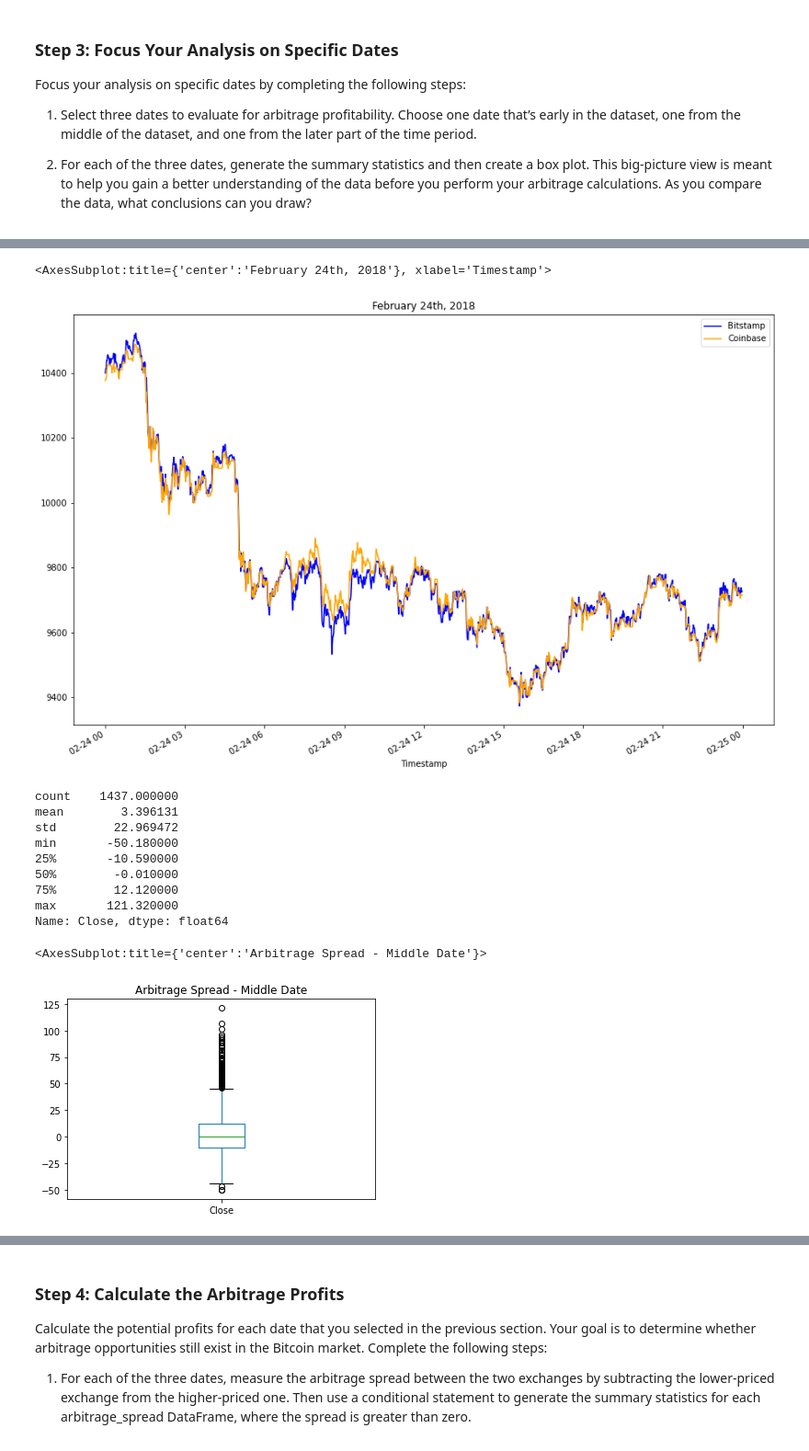
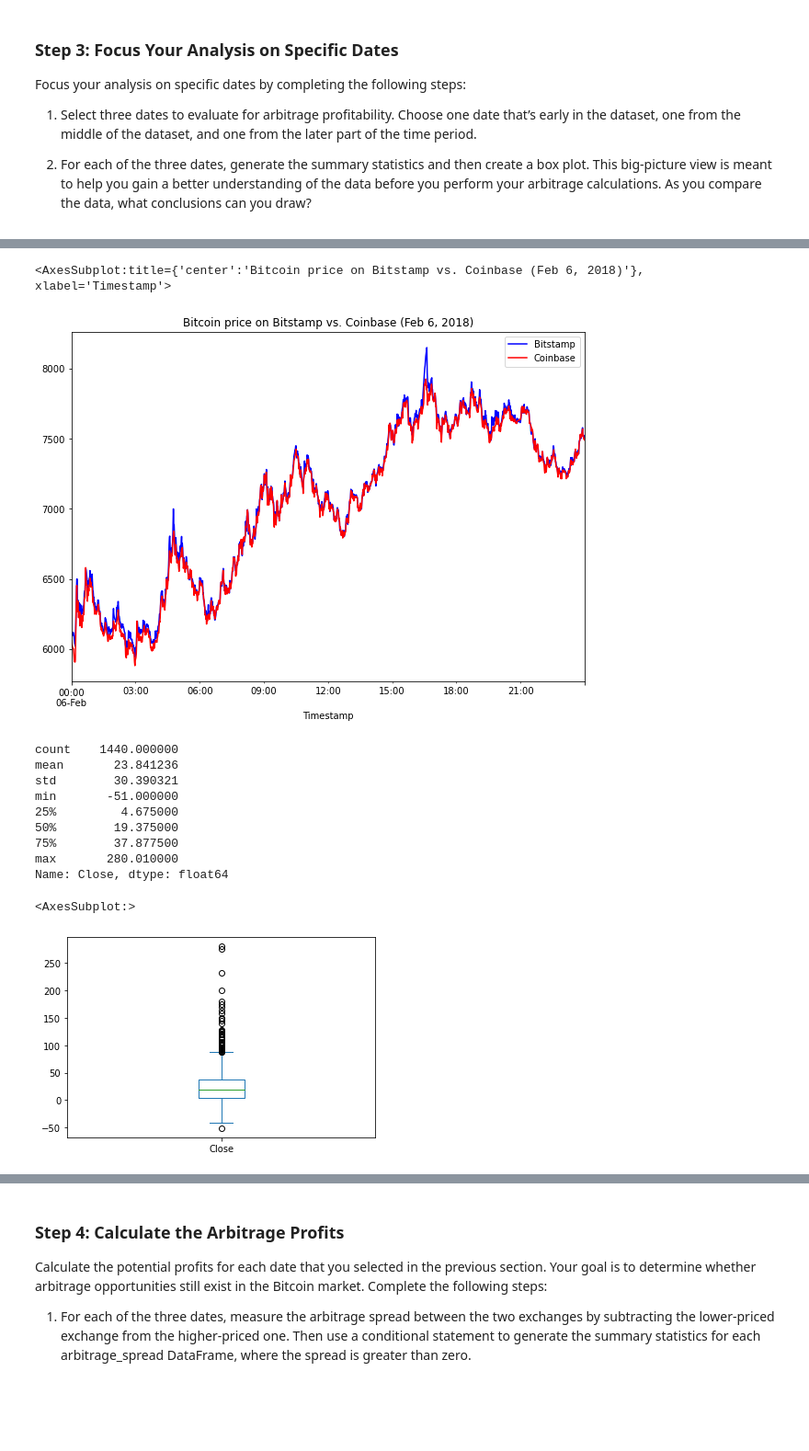
Before and after one commit to nmendelow/bootcamp_challenge_3, a Jupyter notebook: crypto_arbitrage.ipynb, the cells around one changed output, grey strips where cells are left out. Shown at 92% size. Cells and saved outputs as stored; diff of their text form; code cells hidden in the pictures; blank space fills up the shorter version.

```diff
--- a/crypto_arbitrage.ipynb
+++ b/crypto_arbitrage.ipynb
@@ -237,8 +225,7 @@ Select the data you want to analyze. Use `loc` or `iloc` to select the following
 * Close
 # %%
 # Use loc or iloc to select `Timestamp (the index)` and `Close` from bitstamp DataFrame
-bitstamp_sliced = # YOUR CODE HERE
-
+bitstamp_sliced = bitstamp_df.loc[:,"Close"]
 # Review the first five rows of the DataFrame
-# YOUR CODE HERE
+bitstamp_sliced.head()
 # %% [output]
@@ -252,7 +239,7 @@ bitstamp_sliced = # YOUR CODE HERE
 # %%
 # Use loc or iloc to select `Timestamp (the index)` and `Close` from coinbase DataFrame
-coinbase_sliced = # YOUR CODE HERE
+coinbase_sliced = coinbase_df.loc[:,"Close"]
 
 # Review the first five rows of the DataFrame
-# YOUR CODE HERE
+coinbase_sliced.head()
 # %% [output]
@@ -384,33 +375,33 @@ Name: Close, dtype: float64
 # %%
 # Create an overlay plot that visualizes the two dataframes over a period of one day from the middle of the dataset.
 # Be sure that the plots include the parameters `legend`, `figsize`, `title`, `color` and `label`
-# YOUR CODE HERE
+bitstamp_sliced.loc["2018-02-06 00:00:00":"2018-02-06 23:59:00"].plot(legend=True, figsize=(10,7), title = "Bitcoin price on Bitstamp vs. Coinbase (Feb 6, 2018)", color = "blue", label="Bitstamp")
+coinbase_sliced.loc["2018-02-06 00:00:00":"2018-02-06 23:59:00"].plot(legend=True, figsize=(10,7), color = "red", label = "Coinbase")
 # %% [output]
-<AxesSubplot:title={'center':'February 24th, 2018'}, xlabel='Timestamp'>
+<AxesSubplot:title={'center':'Bitcoin price on Bitstamp vs. Coinbase (Feb 6, 2018)'}, xlabel='Timestamp'>
-[figure, old version]
+[figure, new version]
 # %%
 # Using the date in the middle that you have selected, calculate the arbitrage spread
 # by subtracting the bitstamp lower closing prices from the coinbase higher closing prices
-arbitrage_spread_middle = # YOUR CODE HERE
-
+arbitrage_spread_middle = bitstamp_sliced.loc['2018-02-06'] - coinbase_sliced
 # Generate summary statistics
-# YOUR CODE HERE
+arbitrage_spread_middle.describe()
 # %% [output]
-count    1437.000000
-mean        3.396131
-std        22.969472
-min       -50.180000
-25%       -10.590000
-50%        -0.010000
-75%        12.120000
-max       121.320000
+count    1440.000000
+mean       23.841236
+std        30.390321
+min       -51.000000
+25%         4.675000
+50%        19.375000
+75%        37.877500
+max       280.010000
 Name: Close, dtype: float64
 # %%
 # Visualize the arbitrage spread from the middle of the dataset in a box plot
-# YOUR CODE HERE
+arbitrage_spread_middle.plot(kind="box")
 # %% [output]
-<AxesSubplot:title={'center':'Arbitrage Spread - Middle Date'}>
+<AxesSubplot:>
-[figure, old version]
+[figure, new version]
 # %%
 # Create an overlay plot that visualizes the two dataframes over a period of one day from late in the dataset.
 # Be sure that the plots include the parameters `legend`, `figsize`, `title`, `color` and `label`
```
Also changed, not shown: parts of 17 cells of this notebook, 1 other file.
